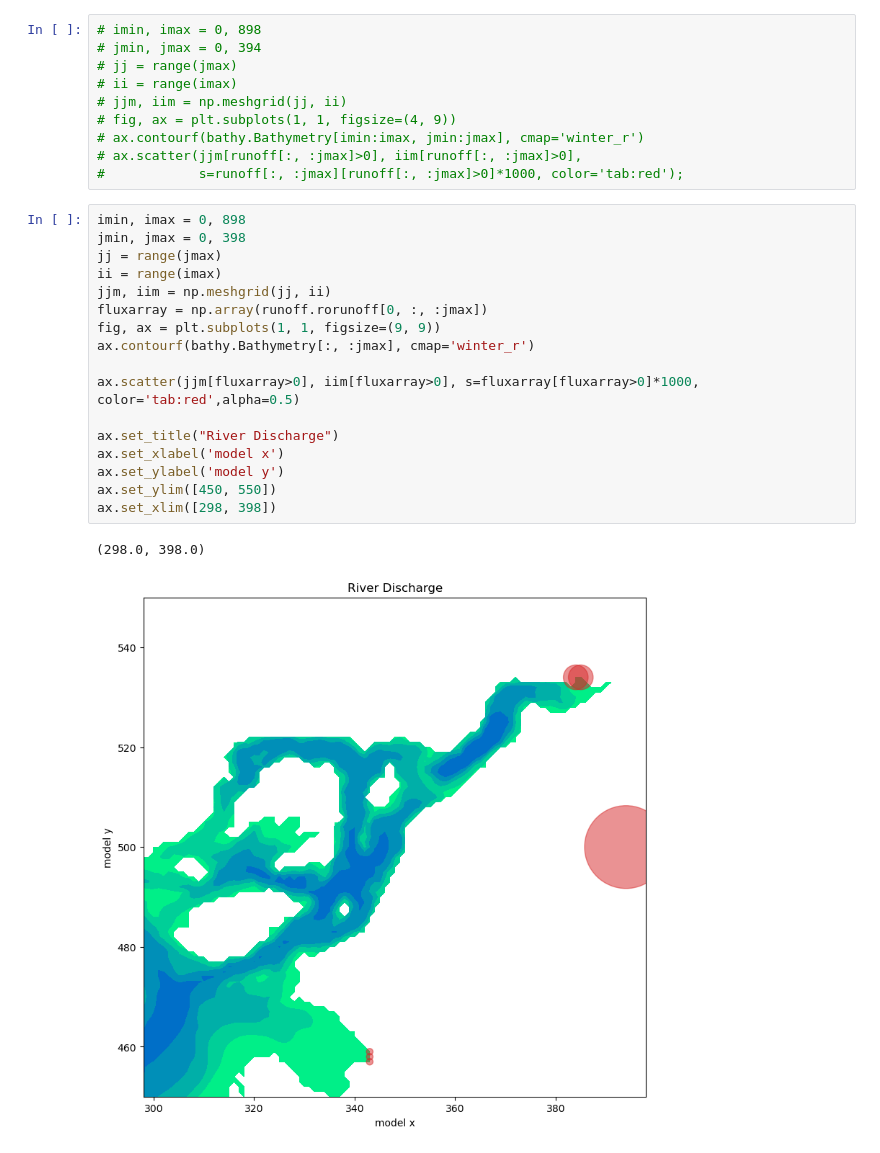
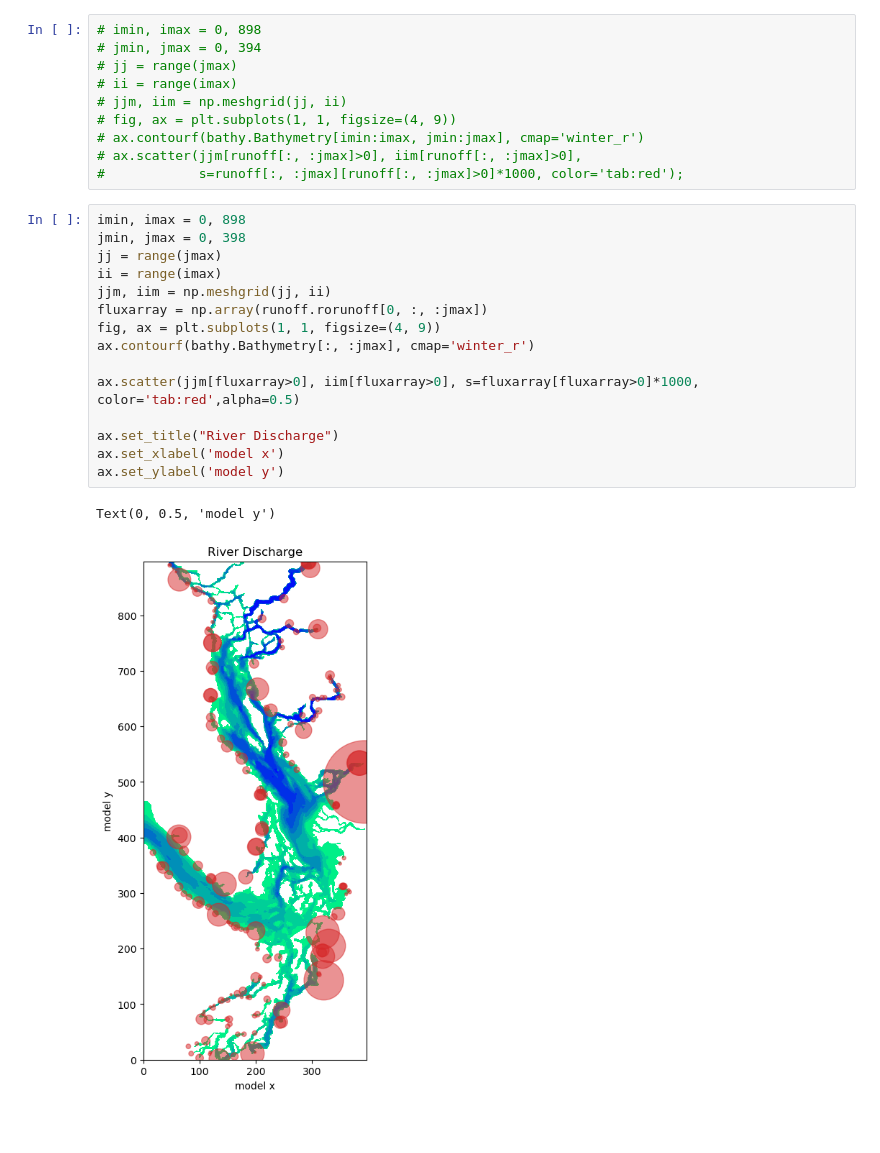
Before and after one commit to SalishSeaCast/analysis-cassidy, a Jupyter notebook: notebooks/compare_daily_river/investigate_rivers.ipynb, the cells around one changed output. Saved outputs shown, nothing was run; the diff lists cells and outputs as text; blank space fills up the shorter version.

```diff
--- a/notebooks/compare_daily_river/investigate_rivers.ipynb
+++ b/notebooks/compare_daily_river/investigate_rivers.ipynb
@@ -50,23 +50,21 @@ Attributes:
 # %%
 imin, imax = 0, 898
 jmin, jmax = 0, 398
 jj = range(jmax)
 ii = range(imax)
 jjm, iim = np.meshgrid(jj, ii)
 fluxarray = np.array(runoff.rorunoff[0, :, :jmax])
-fig, ax = plt.subplots(1, 1, figsize=(9, 9))
+fig, ax = plt.subplots(1, 1, figsize=(4, 9))
 ax.contourf(bathy.Bathymetry[:, :jmax], cmap='winter_r')
 
 ax.scatter(jjm[fluxarray>0], iim[fluxarray>0], s=fluxarray[fluxarray>0]*1000, color='tab:red',alpha=0.5)
 
 ax.set_title("River Discharge")
 ax.set_xlabel('model x')
 ax.set_ylabel('model y')
-ax.set_ylim([450, 550])
-ax.set_xlim([298, 398])
 # %% [output]
-(298.0, 398.0)
+Text(0, 0.5, 'model y')
-[figure, old version]
+[figure, new version]
 # %%
 imin, imax = 0, 898
 jmin, jmax = 0, 398
```
Also changed, not shown: parts of 1 cell of this notebook.
